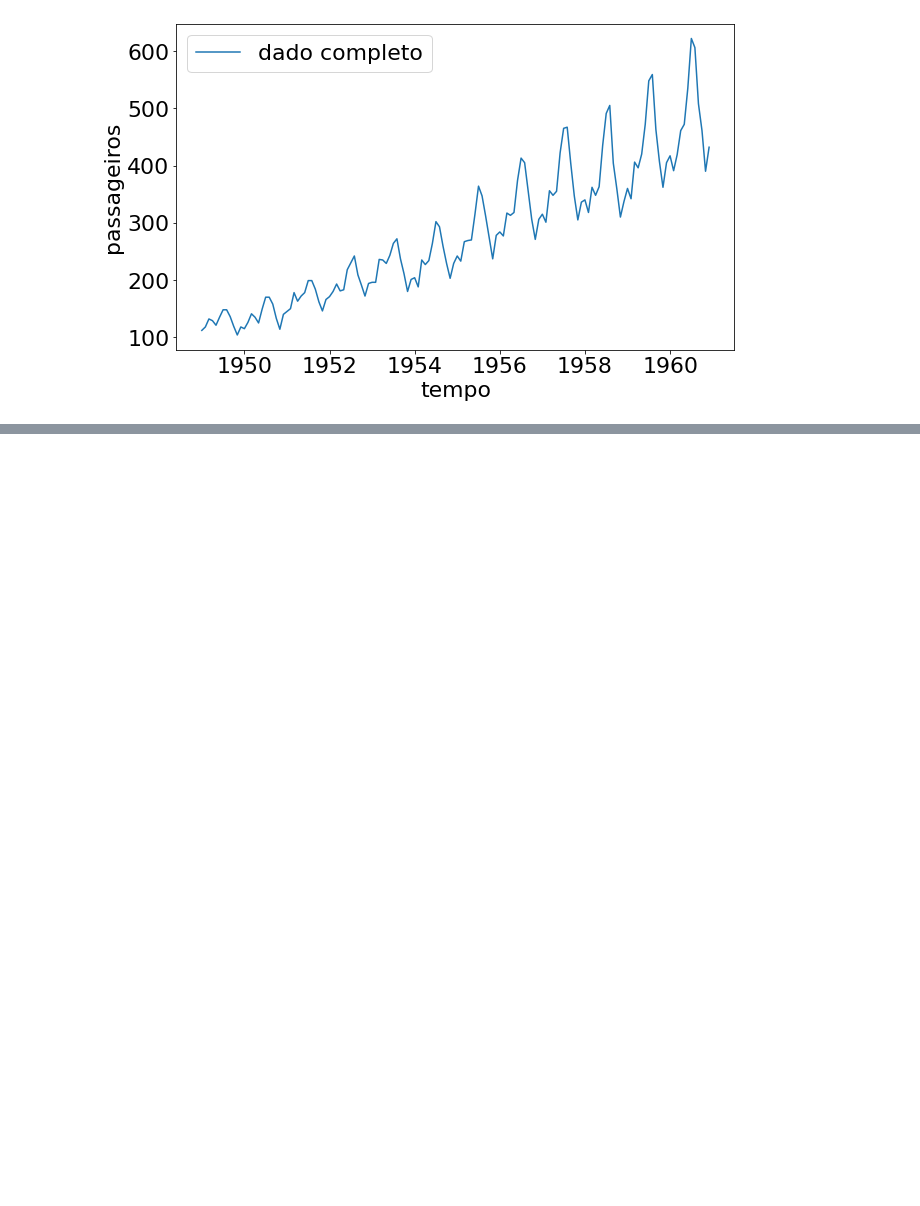
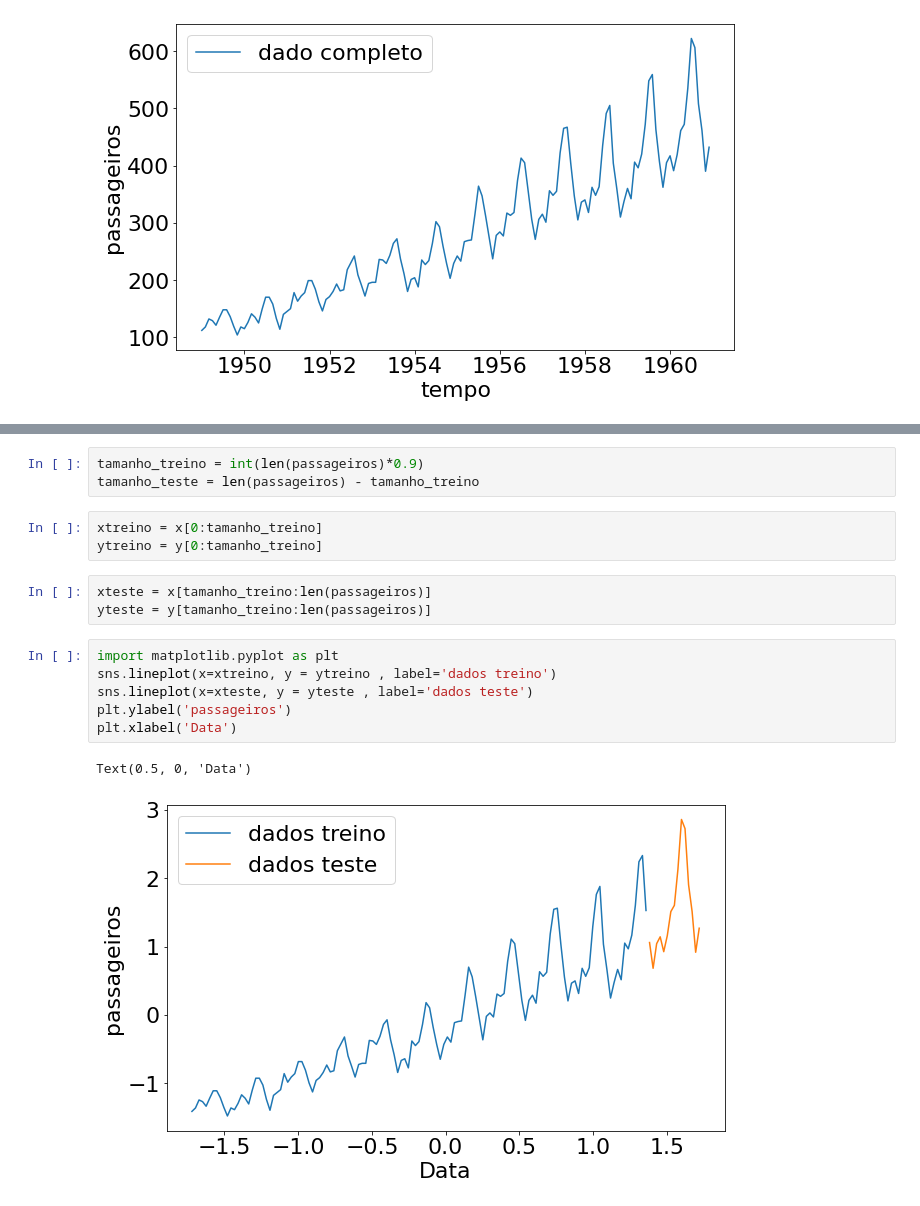
Before and after one commit to jader-lima/TimeSeriesLSTM, a Jupyter notebook: Parte1.ipynb, the cells around one changed output, grey strips where cells are left out. Saved outputs shown, nothing was run; the diff lists cells and outputs as text; blank space fills up the shorter version.

```diff
--- a/Parte1.ipynb
+++ b/Parte1.ipynb
@@ -30,0 +53,18 @@ sns.lineplot(x='tempo', y = 'passageiros',data=passageiros, label='dado completo
+# %%
+tamanho_treino = int(len(passageiros)*0.9)
+tamanho_teste = len(passageiros) - tamanho_treino
+# %%
+xtreino = x[0:tamanho_treino]
+ytreino = y[0:tamanho_treino]
+# %%
+xteste = x[tamanho_treino:len(passageiros)]
+yteste = y[tamanho_treino:len(passageiros)]
+# %%
+import matplotlib.pyplot as plt
+sns.lineplot(x=xtreino, y = ytreino , label='dados treino')
+sns.lineplot(x=xteste, y = yteste , label='dados teste')
+plt.ylabel('passageiros')
+plt.xlabel('Data')
+# %% [output]
+Text(0.5, 0, 'Data')
+[figure, added]
```
Also changed, not shown: parts of 6 cells of this notebook.
